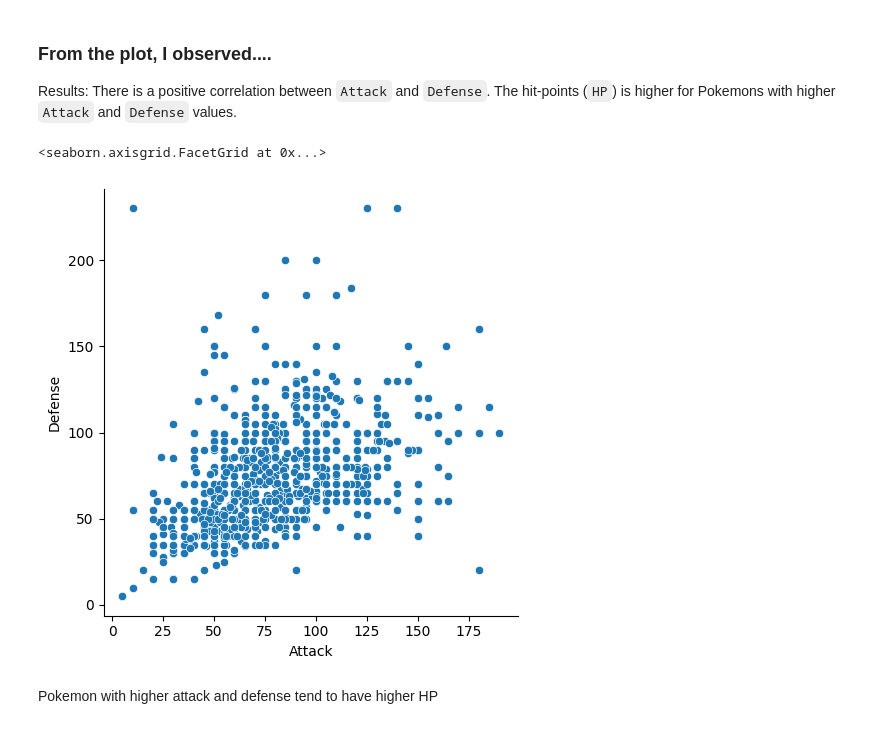
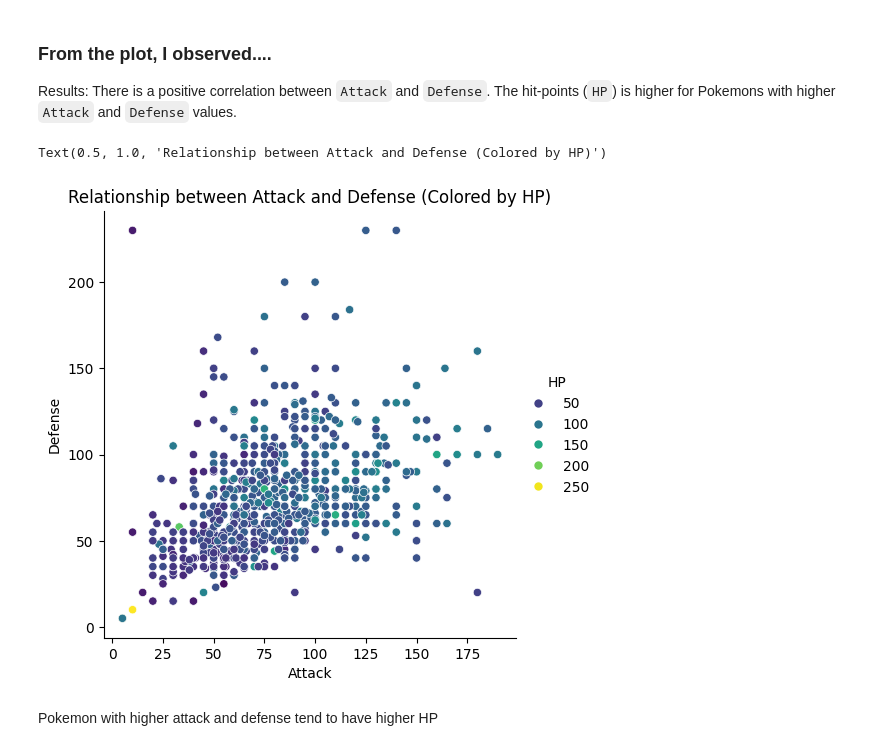
Before and after one commit to CS133-DataVisualization/cl-and-homework-aziamimoh, a Jupyter notebook: Module03_seaborn/M03_HW03_seaborn.ipynb, the cells around one changed output. Saved outputs shown, nothing was run; the diff lists cells and outputs as text; code cells hidden in the pictures.

```diff
--- a/Module03_seaborn/M03_HW03_seaborn.ipynb
+++ b/Module03_seaborn/M03_HW03_seaborn.ipynb
@@ -36,13 +36,16 @@ Results: There is a positive correlation between `Attack` and `Defense`. The hit
 # %%
 # Your code here . . .
 
 sns.relplot(x ="Attack",
             y ="Defense",
             kind ="scatter",
+            palette = "viridis",
+            hue = "HP",
             data = df)
+plt.title("Relationship between Attack and Defense (Colored by HP)")
 # %% [output]
-<seaborn.axisgrid.FacetGrid at 0x...>
+Text(0.5, 1.0, 'Relationship between Attack and Defense (Colored by HP)')
-[figure, old version]
+[figure, new version]
 # %% [markdown]
 Pokemon with higher attack and defense tend to have higher HP
 # %% [markdown]
```
Also changed, not shown: parts of 1 cell of this notebook.
